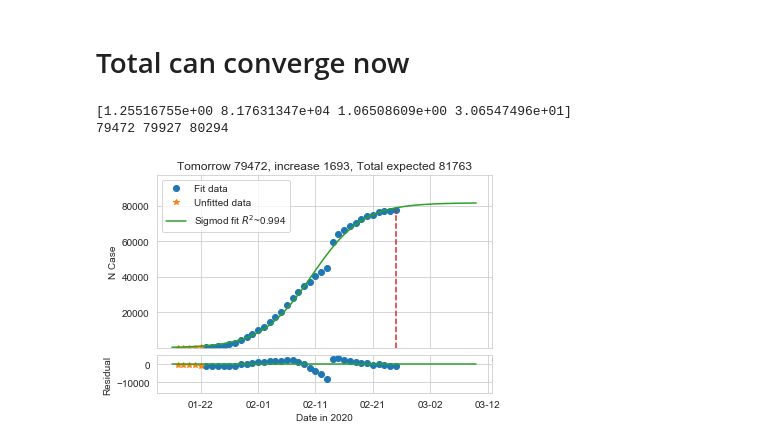
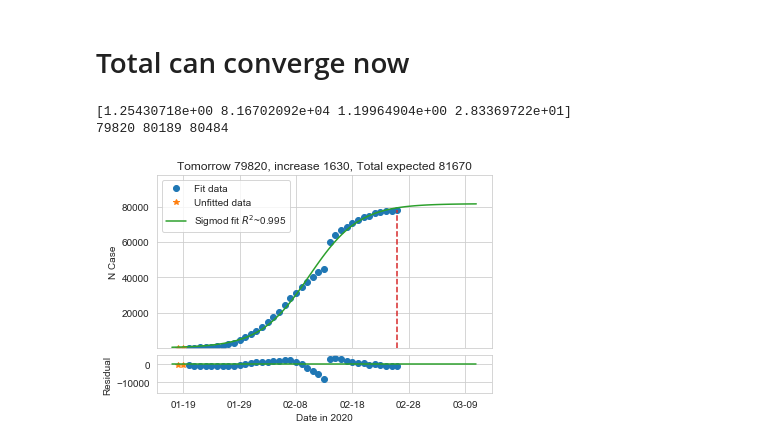
Before and after one commit to tongbaojia/vr_2020, a Jupyter notebook: Virus.ipynb, the cells around one changed output. Cells and saved outputs as stored; diff of their text form; code cells hidden in the pictures.

```diff
--- a/Virus.ipynb
+++ b/Virus.ipynb
@@ -46,10 +46,11 @@ c = [
     1717,
     649,
     221,
-    517
+    487,
+    441
 ]
 # %%
-tmr_date = "2_24_2020"
+tmr_date = "2_25_2020"
 # %% [markdown]
 # Standard Imports
 # %%
@@ -171,7 +172,7 @@ def sigmoid(x, a, n, b, c):
 
 def prediction(my_func, name="sigmoid"):
     # initial guess for curve fit coefficients
-    starting_index = 5
+    starting_index = 2
     x_prev_data = np.arange(-starting_index + 1, 1)
     y_prev_data = np.array(total[:starting_index])
     xdata = np.arange(1, len(total[starting_index:])+1)
@@ -211,33 +212,33 @@ def prediction(my_func, name="sigmoid"):
     ax1.set_ylim(1, total[-1] * 1.25)
     ax1.legend(loc='best')
     # ax1.set_xticks([])
     # ax1.set_xlabel('Date')
     ax1.set_ylabel('N Case')
 
     residuals = ydata - my_func(xdata, *popt)
     prev_residuals = y_prev_data - my_func(x_prev_data, *popt)
     ax2.plot(xdata, residuals, 'o', label='residuals')
     ax2.plot(x_prev_data, prev_residuals, '*', label='prev residuals')
     ax2.plot(x, np.zeros(len(x)))
     ax2.set_ylim(min(residuals) * 2, 5000)
     ax2.set_xlabel('Date in 2020')
     ax2.set_ylabel('Residual')
     x_ticks = ax2.get_xticks()
     # print(x_ticks)
     current_day = len(total) - starting_index
     # correct time difference
     current_date = date.today() + timedelta(days=1)
     date_ticks = []
     for x_tick in x_ticks:
         date_ticks.append(current_date + timedelta(days=x_tick - current_day))
     date_ticks = [i.strftime('%m-%d') for i in date_ticks]
     # print(date_ticks)
     ax2.set_xticklabels(date_ticks)
     plt.savefig('Plots/{}_{}.png'.format(tmr_date, name), dpi=300)
     plt.show()
 
 prediction(sigmoid, "sigmoid")
 # %% [output]
-[1.25516755e+00 8.17631347e+04 1.06508609e+00 3.06547496e+01]
-79472 79927 80294
+[1.25430718e+00 8.16702092e+04 1.19964904e+00 2.83369722e+01]
+79820 80189 80484
-[figure, old version]
+[figure, new version]
```
Also changed, not shown: parts of 2 cells of this notebook, 2 other files.
